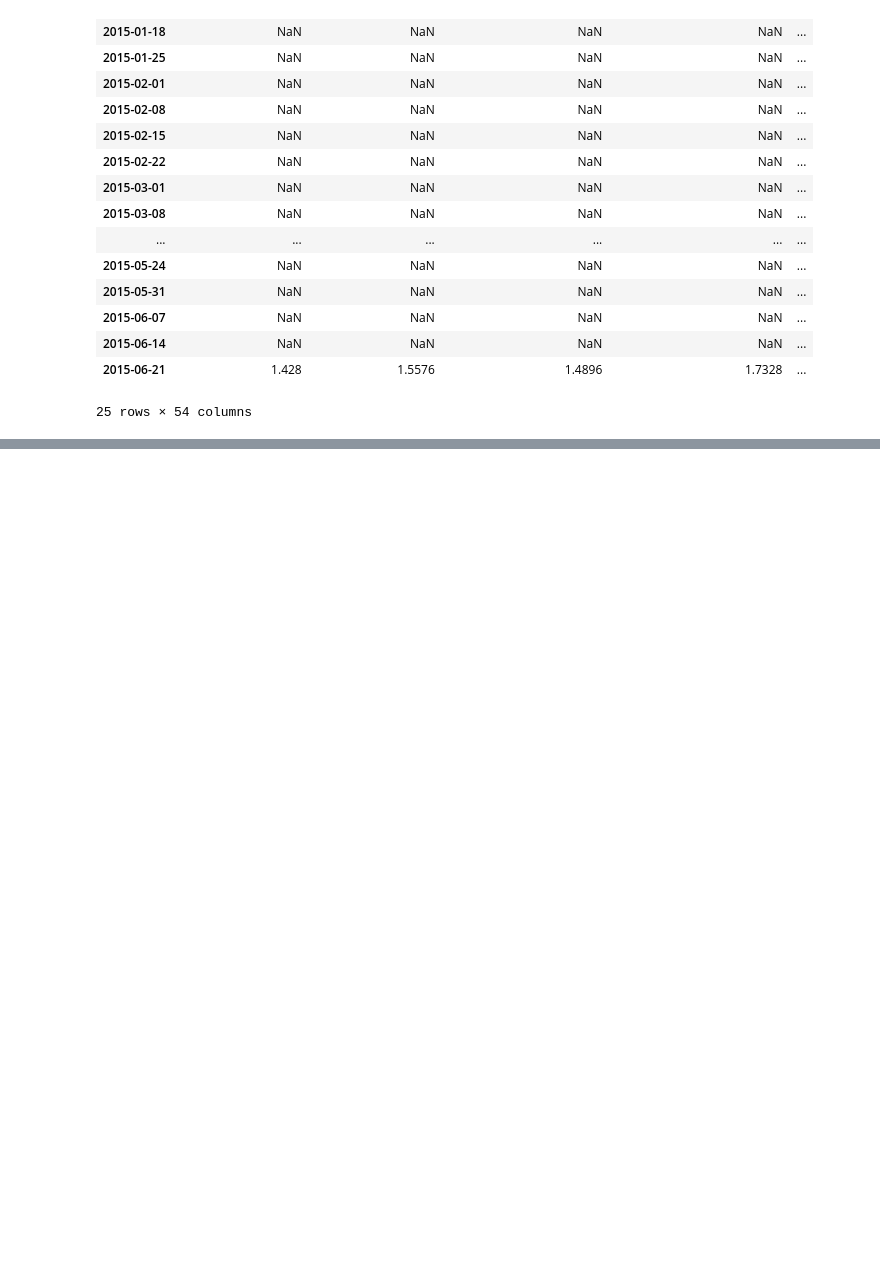
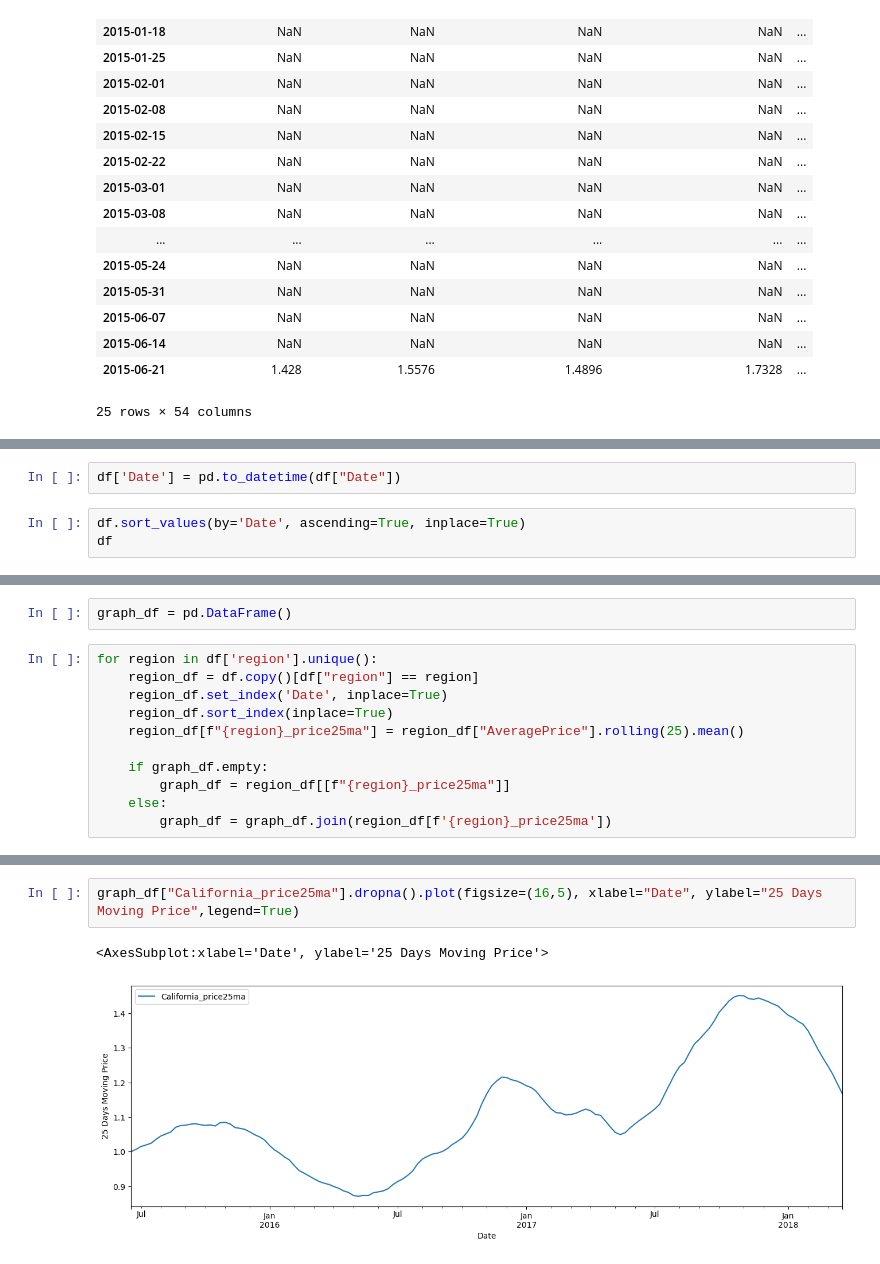
Before and after one commit to SiddheshDaphane/Avocado_price_data_analysis, a Jupyter notebook: Avocado_price.ipynb, the cells around one changed output, grey strips where cells are left out. Cells and saved outputs as stored; diff of their text form; blank space fills up the shorter version.

```diff
--- a/Avocado_price.ipynb
+++ b/Avocado_price.ipynb
@@ -548,0 +598,5 @@ graph_df["California_price25ma"].dropna().plot(figsize=(16,5), legend=True)
+# %%
+df['Date'] = pd.to_datetime(df["Date"])
+# %%
+df.sort_values(by='Date', ascending=True, inplace=True)
+df
@@ -548,0 +617,13 @@ graph_df["California_price25ma"].dropna().plot(figsize=(16,5), legend=True)
+# %%
+graph_df = pd.DataFrame()
+# %%
+for region in df['region'].unique():
+    region_df = df.copy()[df["region"] == region]
+    region_df.set_index('Date', inplace=True)
+    region_df.sort_index(inplace=True)
+    region_df[f"{region}_price25ma"] = region_df["AveragePrice"].rolling(25).mean()
+
+    if graph_df.empty:
+        graph_df = region_df[[f"{region}_price25ma"]]
+    else:
+        graph_df = graph_df.join(region_df[f'{region}_price25ma'])
@@ -548,0 +647,5 @@ graph_df["California_price25ma"].dropna().plot(figsize=(16,5), legend=True)
+# %%
+graph_df["California_price25ma"].dropna().plot(figsize=(16,5), xlabel="Date", ylabel="25 Days Moving Price",legend=True)
+# %% [output]
+<AxesSubplot:xlabel='Date', ylabel='25 Days Moving Price'>
+[figure, added]
```
Also changed, not shown: parts of 6 cells of this notebook.
